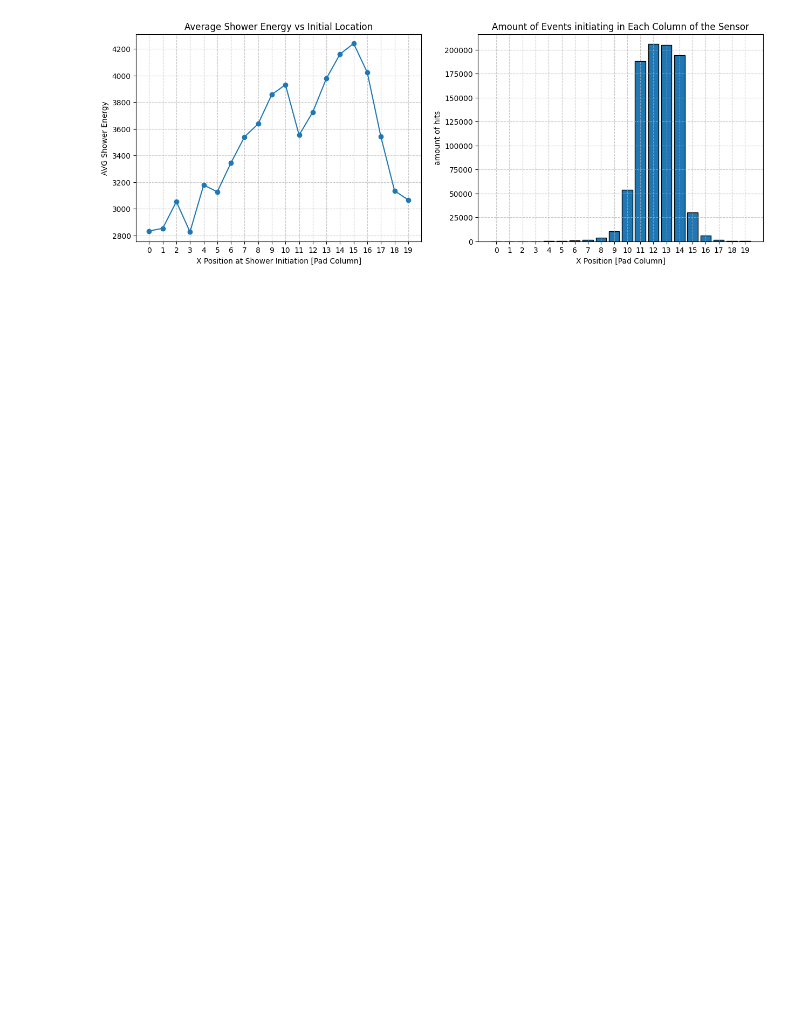
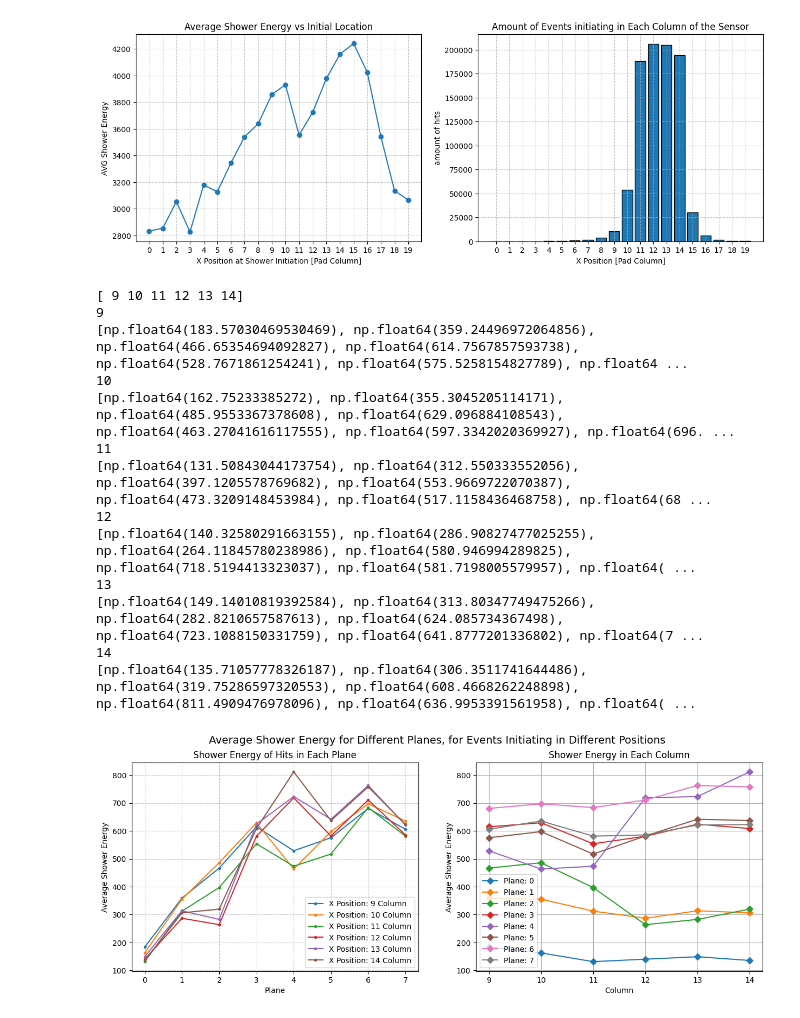
Before and after one commit to Ben-David-Ben/F-Cal-TB-Project, a Jupyter notebook: TB2025_Gap_1063.ipynb, the cells around one changed output. Cells and saved outputs as stored; diff of their text form; code cells hidden in the pictures; blank space fills up the shorter version.

```diff
--- a/TB2025_Gap_1063.ipynb
+++ b/TB2025_Gap_1063.ipynb
@@ -50,3 +50,20 @@ Shower Evolution Throughout the Sensor -->
 rf.event_shower_energy_vs_X_position(hit_data)
 # %% [output]
 [figure]
+# %%
+rf.avg_ENERGY_vs_plane_per_X_position(hit_data, 6, print_energies = "true")
+# %% [output]
+[ 9 10 11 12 13 14]
+9
+[np.float64(183.57030469530469), np.float64(359.24496972064856), np.float64(466.65354694092827), np.float64(614.7567857593738), np.float64(528.7671861254241), np.float64(575.5258154827789), np.float64 ...
+10
+[np.float64(162.75233385272), np.float64(355.3045205114171), np.float64(485.9553367378608), np.float64(629.096884108543), np.float64(463.27041616117555), np.float64(597.3342020369927), np.float64(696. ...
+11
+[np.float64(131.50843044173754), np.float64(312.550333552056), np.float64(397.1205578769682), np.float64(553.9669722070387), np.float64(473.3209148453984), np.float64(517.1158436468758), np.float64(68 ...
+12
+[np.float64(140.32580291663155), np.float64(286.90827477025255), np.float64(264.11845780238986), np.float64(580.946994289825), np.float64(718.5194413323037), np.float64(581.7198005579957), np.float64( ...
+13
+[np.float64(149.14010819392584), np.float64(313.80347749475266), np.float64(282.8210657587613), np.float64(624.085734367498), np.float64(723.1088150331759), np.float64(641.8777201336802), np.float64(7 ...
+14
+[np.float64(135.71057778326187), np.float64(306.3511741644486), np.float64(319.75286597320553), np.float64(608.4668262248898), np.float64(811.4909476978096), np.float64(636.9953391561958), np.float64( ...
+[figure, added]
```
Also changed, not shown: 3 other files.
